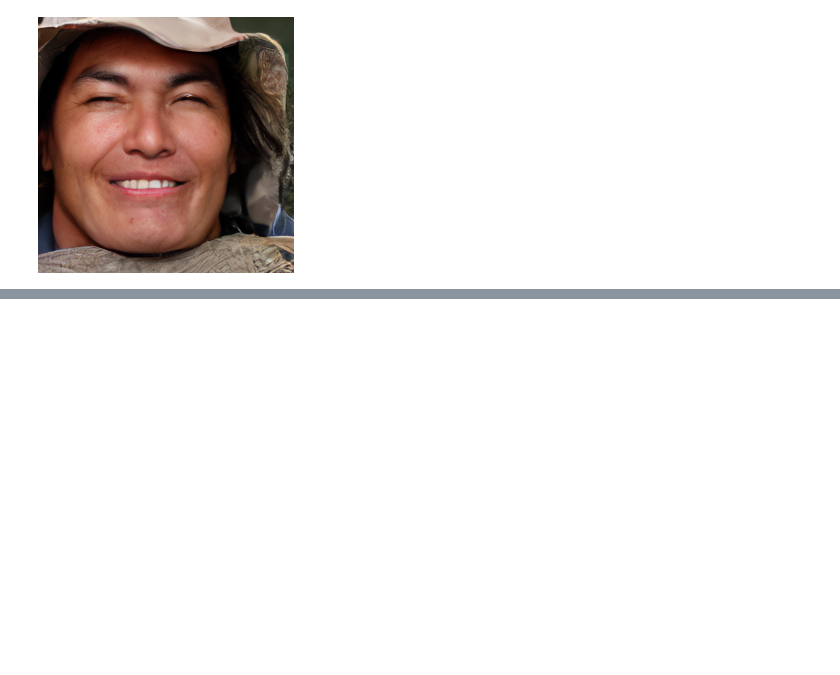
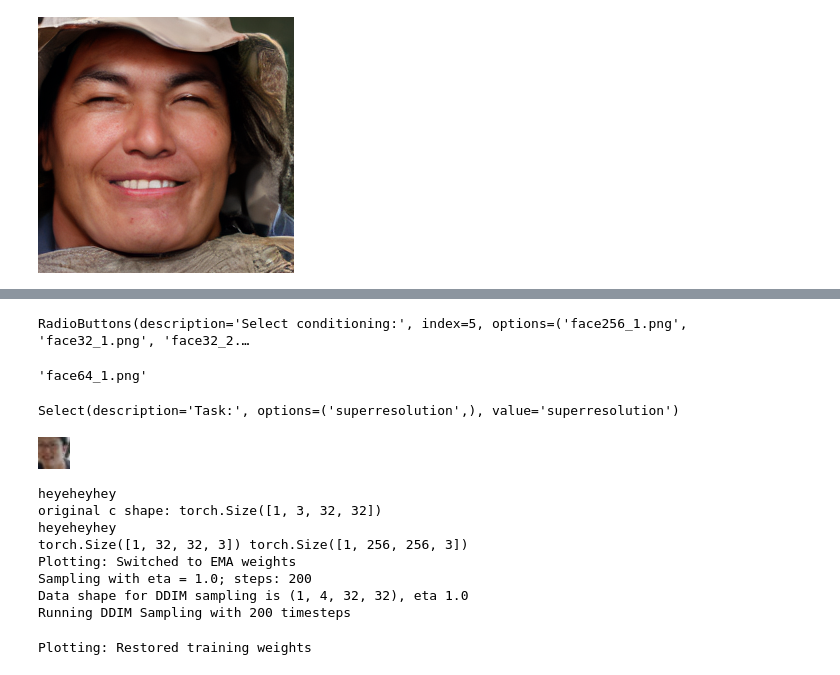
Before and after one commit to CompVis/latent-diffusion, a Jupyter notebook: inferenceSR.ipynb, the cells around one changed output, grey strips where cells are left out. Cells and saved outputs as stored; diff of their text form; code cells hidden in the pictures; blank space fills up the shorter version.

```diff
--- a/inferenceSR.ipynb
+++ b/inferenceSR.ipynb
@@ -128,0 +145,17 @@ display(a)
+# %%
+from notebook_helpers import get_local_model
+
+# path_conf = ".\\models\\trained_model_config\\ffhq32-64_sr.yaml"
+# path_ckpt = ".\\trained_models\\epoch=000028_ldm-32-64.ckpt"
+# model_lr = get_local_model(path_conf, path_ckpt) # load model
+# up_f_lr = 2
+
+# path_conf = ".\\models\\trained_model_config\\ffhq256_sr.yaml"
+# path_ckpt = ".\\trained_models\\epoch=000052_ldm-64-256.ckpt"
+# model_hr = get_local_model(path_conf, path_ckpt) # load model
+# up_f_hr = 4
+
+path_conf = ".\\models\\trained_model_config\\ffhq32-256_sr.yaml"
+path_ckpt = ".\\trained_models\\epoch=000053_ldm-32-256.ckpt"
+model_bl = get_local_model(path_conf, path_ckpt) # load model (bl:=baseline)
+up_f_bl = 8
@@ -128,0 +176,41 @@ display(a)
+# %%
+import ipywidgets as widgets
+from IPython.display import display
+from notebook_helpers import get_cond_options, get_cond
+dir, options = get_cond_options("superresolution")
+cond_choice = widgets.RadioButtons(
+        options=options,
+        description='Select conditioning:',
+        disabled=False,
+        value = "face64_1.png"
+    )
+display(cond_choice)
+# %% [output]
+RadioButtons(description='Select conditioning:', index=5, options=('face256_1.png', 'face32_1.png', 'face32_2.…
+# %%
+cond_choice.value
+# %% [output]
+'face64_1.png'
+# %%
+mode = widgets.Select(options=['superresolution'],
+    value='superresolution', description='Task:')
+display(mode)
+# %% [output]
+Select(description='Task:', options=('superresolution',), value='superresolution')
+# %%
+from notebook_helpers import run
+import os
+custom_steps = 200
+cond_choice_path = os.path.join(dir, cond_choice.value)
+logs = run(model_bl["model"], cond_choice_path, mode.value, custom_steps, up_f_bl, downsample = False)
+# %% [output]
+[figure, added]
+heyeheyhey
+original c shape: torch.Size([1, 3, 32, 32])
+heyeheyhey
+torch.Size([1, 32, 32, 3]) torch.Size([1, 256, 256, 3])
+Plotting: Switched to EMA weights
+Sampling with eta = 1.0; steps: 200
+Data shape for DDIM sampling is (1, 4, 32, 32), eta 1.0
+Running DDIM Sampling with 200 timesteps
+Plotting: Restored training weights
```
Also changed, not shown: parts of 21 cells of this notebook, 1 other file.
